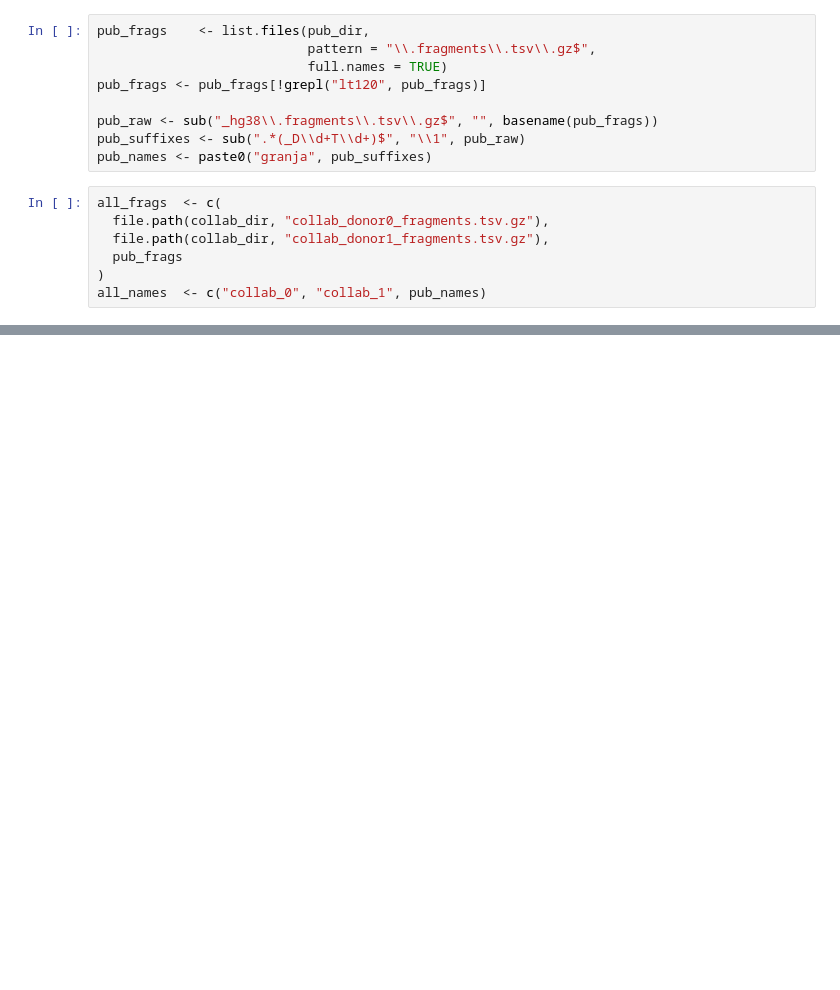
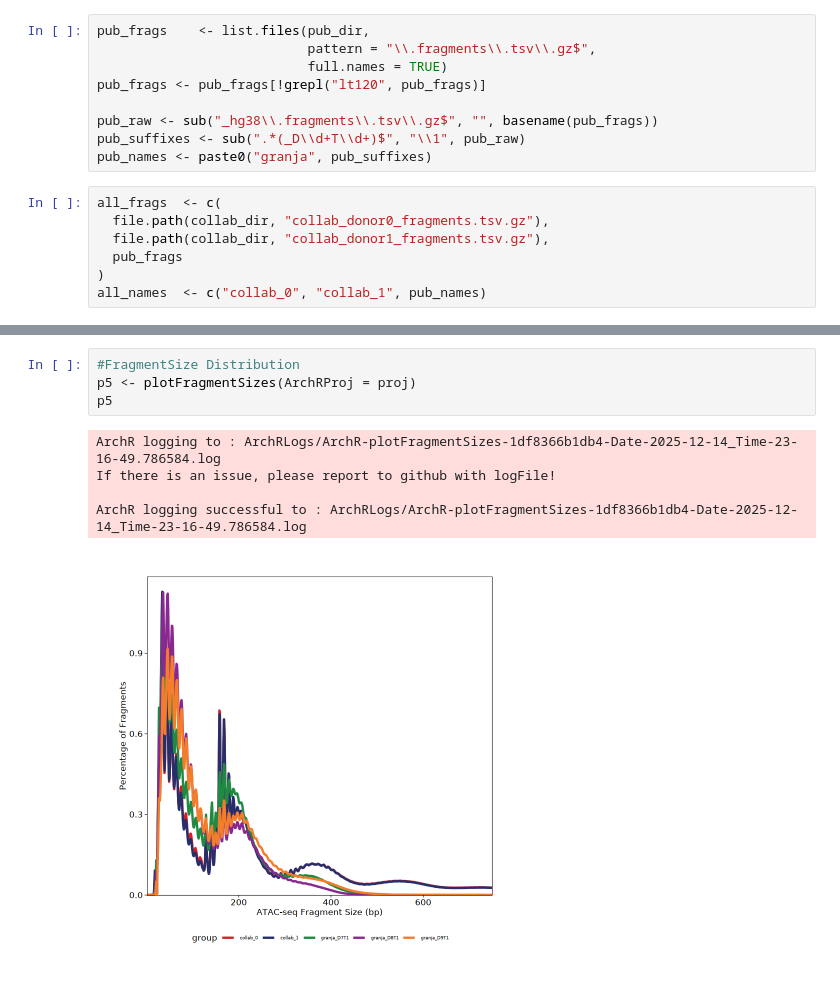
Before and after one commit to ferosale/scATAC-thesis, a Jupyter notebook: notebooks/2_processing/2_1_filtering.ipynb, the cells around one changed output, grey strips where cells are left out. Saved outputs shown, nothing was run; the diff lists cells and outputs as text; blank space fills up the shorter version.

```diff
--- a/notebooks/2_processing/2_1_filtering.ipynb
+++ b/notebooks/2_processing/2_1_filtering.ipynb
@@ -556,0 +432,10 @@ Saving ArchRProject...
+# %%
+#FragmentSize Distribution
+p5 <- plotFragmentSizes(ArchRProj = proj)
+p5
+# %% [output]
+ArchR logging to : ArchRLogs/ArchR-plotFragmentSizes-1df8366b1db4-Date-2025-12-14_Time-23-16-49.786584.log
+If there is an issue, please report to github with logFile!
+
+ArchR logging successful to : ArchRLogs/ArchR-plotFragmentSizes-1df8366b1db4-Date-2025-12-14_Time-23-16-49.786584.log
+[figure, added]
```
Also changed, not shown: parts of 38 cells of this notebook, 9 other files.
